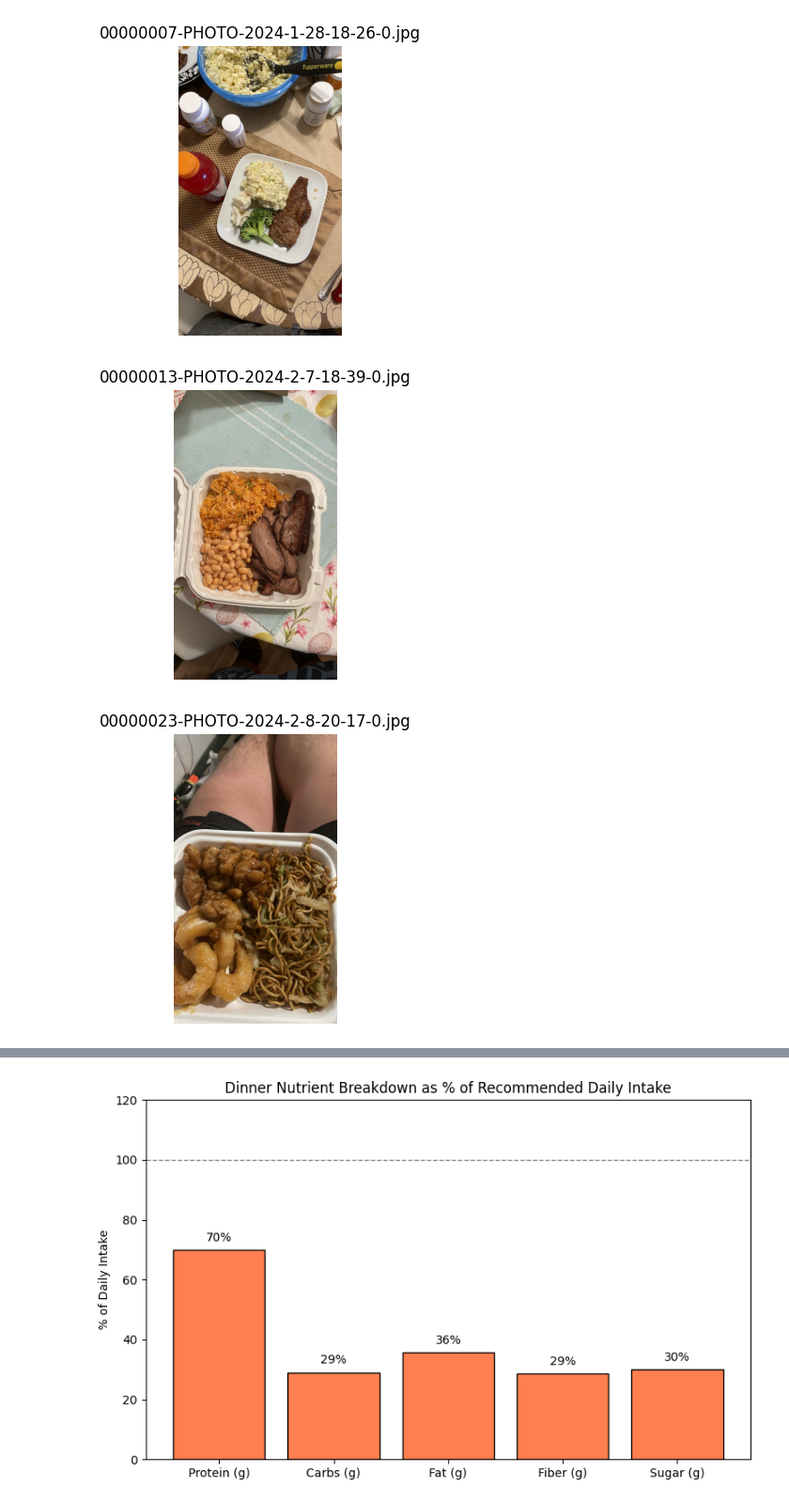
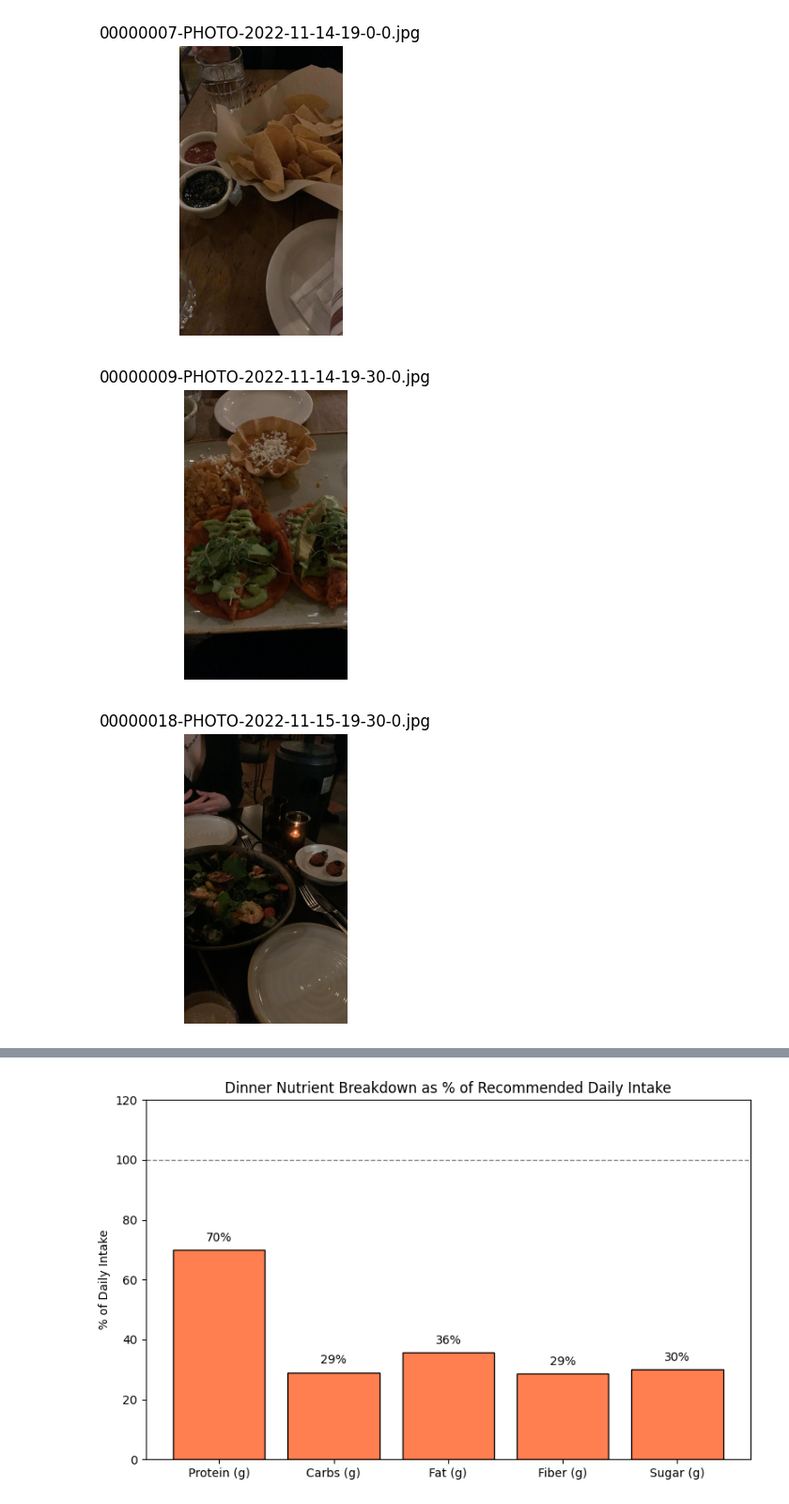
Before and after one commit to echungg1/Glu-coaster, a Jupyter notebook: test.ipynb, the cells around one changed output, grey strips where cells are left out. Shown at 94% size. Saved outputs shown, nothing was run; the diff lists cells and outputs as text; code cells hidden in the pictures.

```diff
--- a/test.ipynb
+++ b/test.ipynb
@@ -9,36 +9,36 @@ from PIL import Image
 import matplotlib.pyplot as plt
 
 # Replace this with your actual CSV path
-csv_path = "data/CGMacros-018/CGMacros-018.csv"
+csv_path = "data/CGMacros-048/CGMacros-048.csv"
 
 # Load CSV
 df = pd.read_csv(csv_path)
 
 # Extract folder name from CSV path (e.g., CGMacros-001)
 participant_folder = os.path.basename(os.path.dirname(csv_path))
 
 # Build base image path
 base_path = os.path.join("data", participant_folder, "photos")
 
 # Filter dinner images
 df['Missing'] = df['Meal Type'].isna()
-exists_dinner = df[~df['Missing'] & (df['Meal Type'] == 'Dinner')]
+exists_dinner = df[~df['Missing'] & (df['Meal Type'].str.lower() == 'dinner')]
 
 # Loop through and show images
 for path in exists_dinner['Image path']:
     filename = os.path.basename(path)
     full_path = os.path.join(base_path, filename)
 
     if os.path.exists(full_path):
         img = Image.open(full_path)
         plt.figure(figsize=(4, 4))
         plt.imshow(img)
         plt.axis('off')
         plt.title(filename)
         plt.show()
     else:
         print(f"Image not found: {full_path}")
 # %% [output]
-[figure, old version]
+[figure, new version]
-[figure, old version]
+[figure, new version]
-[figure, old version]
+[figure, new version]
```
Also changed, not shown: parts of 2 cells of this notebook, 4 other files.
